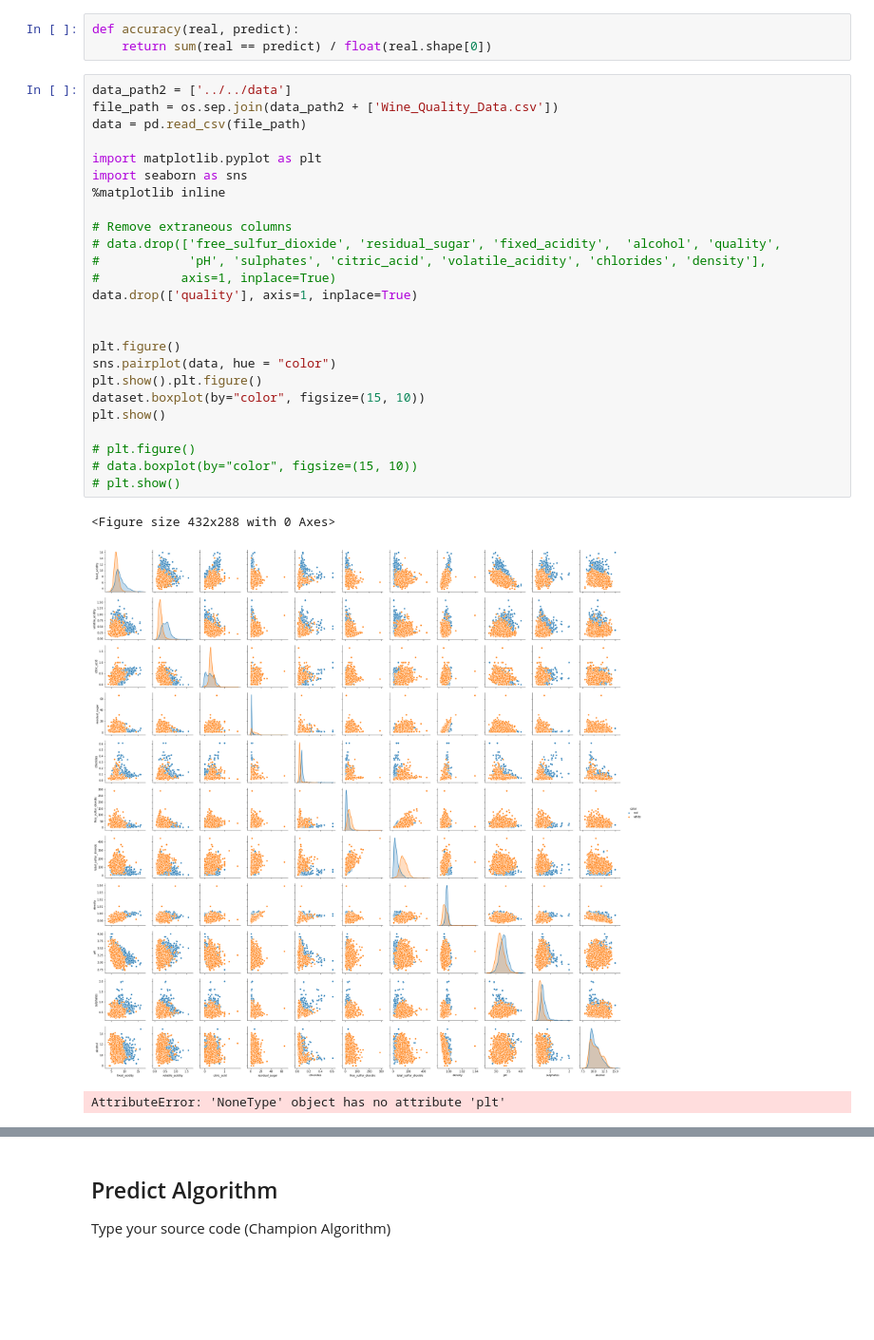
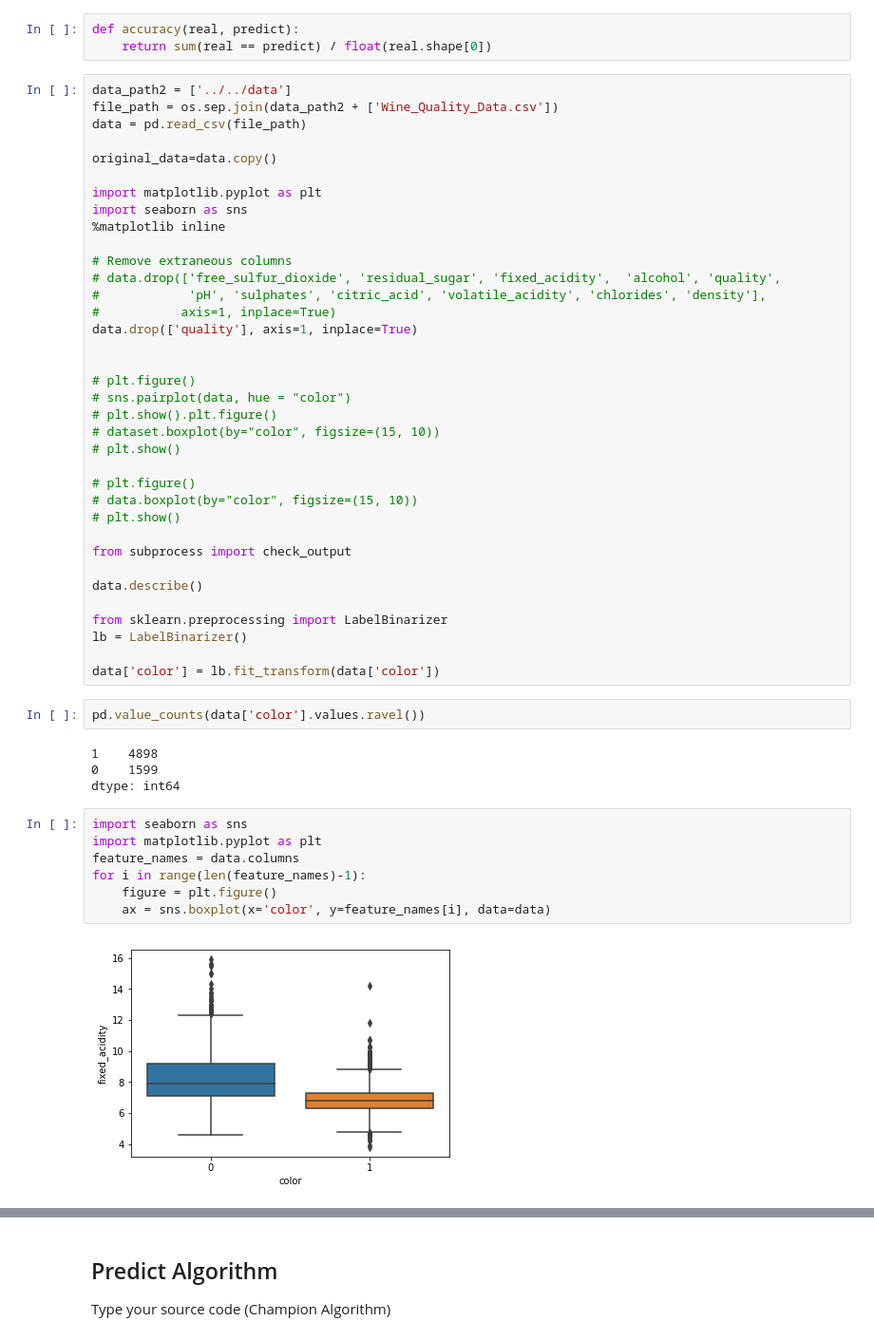
Before and after one commit to Junhyuck-Woo/CAU-ArtificialIntelligence, a Jupyter notebook: model/YuseonSujin/Classification_Wine.ipynb, the cells around one changed output, grey strips where cells are left out. Shown at 95% size. Cells and saved outputs as stored; diff of their text form; blank space fills up the shorter version.

```diff
--- a/model/YuseonSujin/Classification_Wine.ipynb
+++ b/model/YuseonSujin/Classification_Wine.ipynb
@@ -47,6 +63,8 @@ def accuracy(real, predict):
 data_path2 = ['../../data']
 file_path = os.sep.join(data_path2 + ['Wine_Quality_Data.csv'])
 data = pd.read_csv(file_path)
+
+original_data=data.copy()
 
 import matplotlib.pyplot as plt
 import seaborn as sns
@@ -59,16 +77,36 @@ import seaborn as sns
 data.drop(['quality'], axis=1, inplace=True)
 
 
-plt.figure()
-sns.pairplot(data, hue = "color")
-plt.show().plt.figure()
-dataset.boxplot(by="color", figsize=(15, 10))
-plt.show()
+# plt.figure()
+# sns.pairplot(data, hue = "color")
+# plt.show().plt.figure()
+# dataset.boxplot(by="color", figsize=(15, 10))
+# plt.show()
 
 # plt.figure()
 # data.boxplot(by="color", figsize=(15, 10))
 # plt.show()
+
+from subprocess import check_output
+
+data.describe()
+
+from sklearn.preprocessing import LabelBinarizer
+lb = LabelBinarizer()
+
+data['color'] = lb.fit_transform(data['color'])
-# %% [output]
-<Figure size 432x288 with 0 Axes>
-[figure, removed]
-AttributeError: 'NoneType' object has no attribute 'plt'
+# %%
+pd.value_counts(data['color'].values.ravel())
+# %% [output]
+1    4898
+0    1599
+dtype: int64
+# %%
+import seaborn as sns
+import matplotlib.pyplot as plt
+feature_names = data.columns
+for i in range(len(feature_names)-1):
+    figure = plt.figure()
+    ax = sns.boxplot(x='color', y=feature_names[i], data=data)
+# %% [output]
+[figure, added]
```
Also changed, not shown: parts of 15 cells of this notebook.
